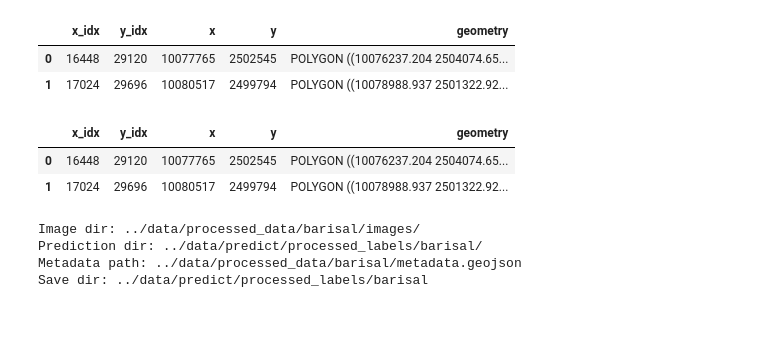
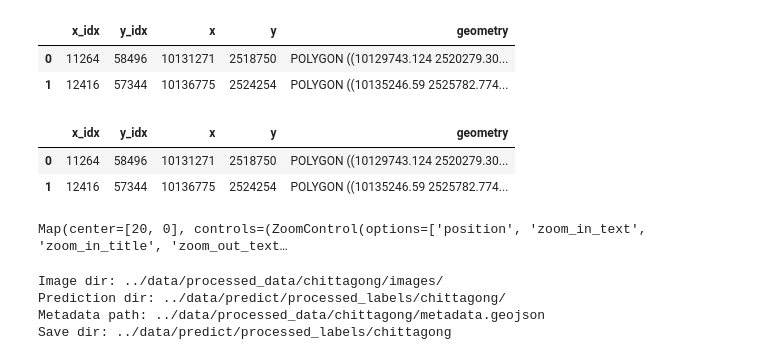
Before and after one commit to rishabh-mondal/ijcai_2025_kilns, a Jupyter notebook: notebooks/post_processing_after_label_prediction.ipynb, the cells around one changed output. Drawn from its saved outputs; the diff is of its cells as text; code cells hidden in the pictures; blank space fills up the shorter version.

Commit message:
Update handvalidation app notebook for Chittagong region and adjust execution counts

```diff
--- a/notebooks/post_processing_after_label_prediction.ipynb
+++ b/notebooks/post_processing_after_label_prediction.ipynb
@@ -3,23 +3,23 @@ import geopandas as gpd
 import folium
 import leafmap.leafmap as leafmap
 # %%
-region = 'barisal'
-meta_data_path = f"../data/processed_data/barisal/metadata.geojson"
+region = 'chittagong'
+meta_data_path = f"../data/processed_data/{region}/metadata.geojson"
 region_meta_data = gpd.read_file(meta_data_path)
 
 
 display(region_meta_data.head(2))
 # %% [output]
 |  | x_idx | y_idx | x | y | geometry |
-| 0 | 16448 | 29120 | 10077765 | 2502545 | POLYGON ((10076237.204 2504074.65... |
-| 1 | 17024 | 29696 | 10080517 | 2499794 | POLYGON ((10078988.937 2501322.92... |
+| 0 | 11264 | 58496 | 10131271 | 2518750 | POLYGON ((10129743.124 2520279.30... |
+| 1 | 12416 | 57344 | 10136775 | 2524254 | POLYGON ((10135246.59 2525782.774... |
 # %%
 region_meta_data = region_meta_data.to_crs("EPSG:3857")
 display(region_meta_data.head(2))
 # %% [output]
 |  | x_idx | y_idx | x | y | geometry |
-| 0 | 16448 | 29120 | 10077765 | 2502545 | POLYGON ((10076237.204 2504074.65... |
-| 1 | 17024 | 29696 | 10080517 | 2499794 | POLYGON ((10078988.937 2501322.92... |
+| 0 | 11264 | 58496 | 10131271 | 2518750 | POLYGON ((10129743.124 2520279.30... |
+| 1 | 12416 | 57344 | 10136775 | 2524254 | POLYGON ((10135246.59 2525782.774... |
 # %%
 #print the first geometry
 first_geometry = region_meta_data.iloc[[0]]
@@ -30,7 +30,9 @@ m.add_gdf(first_geometry,zoom_to_layer=True)
 
 
 m.add_gdf(first_geometry, layer_name="First Geometry", style={"color": "red"}, zoom_to_layer=True)
-# m
+m
+# %% [output]
+Map(center=[20, 0], controls=(ZoomControl(options=['position', 'zoom_in_text', 'zoom_in_title', 'zoom_out_text…
 # %%
 from os.path import join
 from glob import glob
@@ -42,10 +44,10 @@ from time import time
 from joblib import Parallel, delayed
 from tqdm import tqdm
 # %%
-region = 'barisal'
-image_dir=f"../data/processed_data/barisal/images/"
+# region = ''
+image_dir=f"../data/processed_data/{region}/images/"
 prediction_dir=f"../data/predict/processed_labels/{region}/"
-metadata_path=f"../data/processed_data/barisal/metadata.geojson"
+metadata_path=f"../data/processed_data/{region}/metadata.geojson"
 save_dir=f"../data/predict/processed_labels/{region}"
 
 print(f"Image dir: {image_dir}")
@@ -53,10 +55,10 @@ print(f"Prediction dir: {prediction_dir}")
 print(f"Metadata path: {metadata_path}")
 print(f"Save dir: {save_dir}")
 # %% [output]
-Image dir: ../data/processed_data/barisal/images/
-Prediction dir: ../data/predict/processed_labels/barisal/
-Metadata path: ../data/processed_data/barisal/metadata.geojson
-Save dir: ../data/predict/processed_labels/barisal
+Image dir: ../data/processed_data/chittagong/images/
+Prediction dir: ../data/predict/processed_labels/chittagong/
+Metadata path: ../data/processed_data/chittagong/metadata.geojson
+Save dir: ../data/predict/processed_labels/chittagong
 # %%
 print(f"Image directory: {image_dir}")
 print(f"Prediction directory: {prediction_dir}")
```
Also changed, not shown: parts of 5 cells of this notebook, 3 other files.
